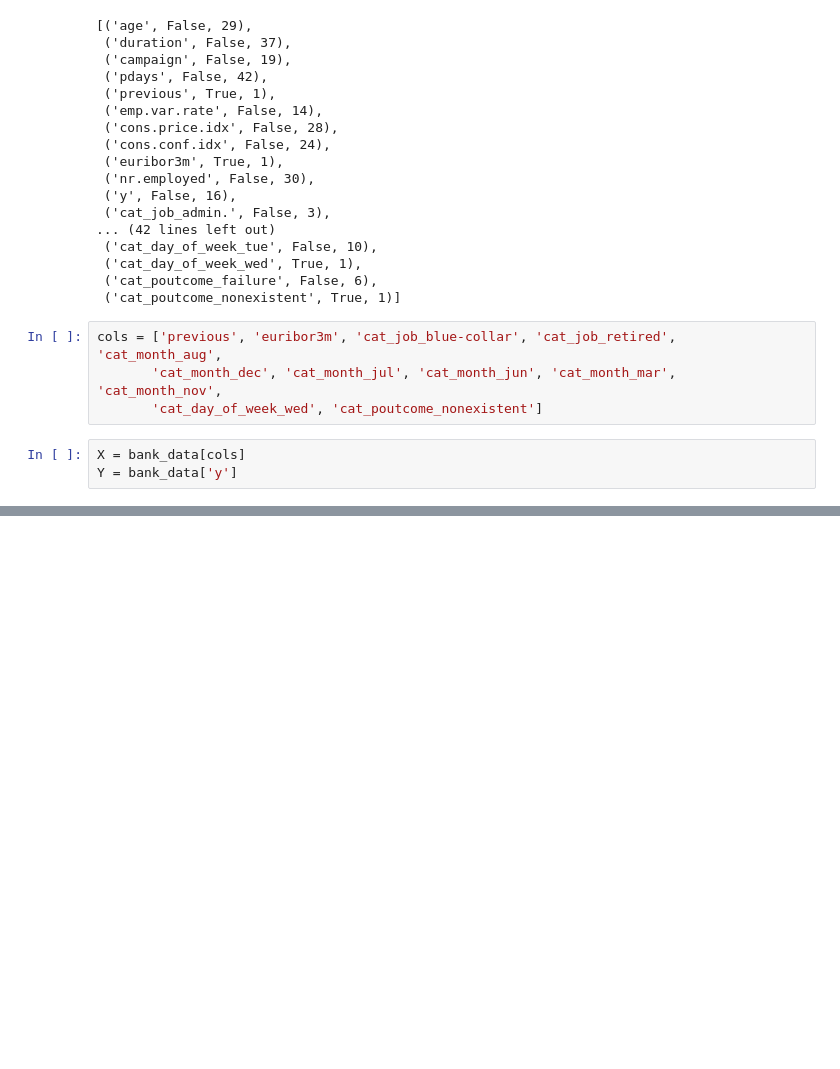
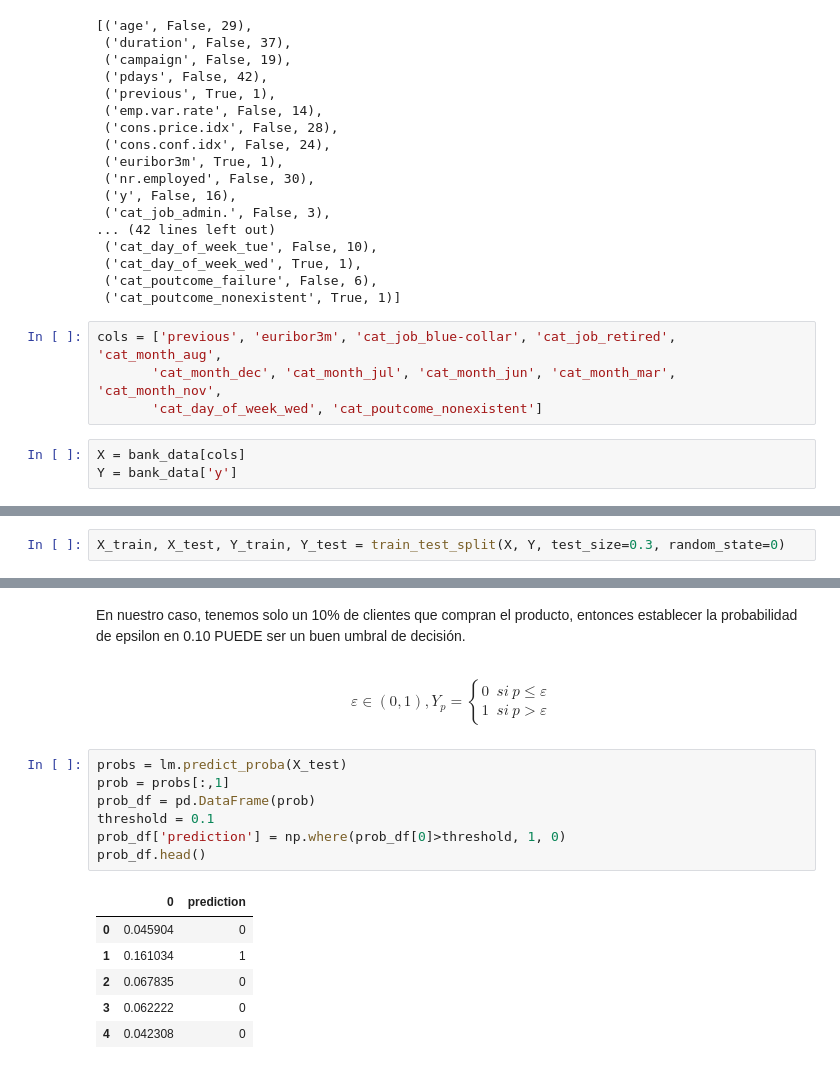
Before and after one commit to ososuna/logistic-regression, a Jupyter notebook: notebooks/LogisticRegression.ipynb, the cells around one changed output, grey strips where cells are left out. Cells and saved outputs as stored; diff of their text form; blank space fills up the shorter version.

```diff
--- a/notebooks/LogisticRegression.ipynb
+++ b/notebooks/LogisticRegression.ipynb
@@ -336,0 +413,2 @@ Y = bank_data['y']
+# %%
+X_train, X_test, Y_train, Y_test = train_test_split(X, Y, test_size=0.3, random_state=0)
@@ -336,0 +433,18 @@ Y = bank_data['y']
+# %% [markdown]
+En nuestro caso, tenemos solo un 10% de clientes que compran el producto, entonces establecer la probabilidad de epsilon en 0.10 PUEDE ser un buen umbral de decisión.
+# %% [markdown]
+$$ \varepsilon\in (0, 1), Y_p=\begin{cases}0& si\ p\leq\varepsilon\\1&si\ p >\varepsilon\end{cases} $$
+# %%
+probs = lm.predict_proba(X_test)
+prob = probs[:,1]
+prob_df = pd.DataFrame(prob)
+threshold = 0.1
+prob_df['prediction'] = np.where(prob_df[0]>threshold, 1, 0)
+prob_df.head()
+# %% [output]
+|  | 0 | prediction |
+| 0 | 0.045904 | 0 |
+| 1 | 0.161034 | 1 |
+| 2 | 0.067835 | 0 |
+| 3 | 0.062222 | 0 |
+| 4 | 0.042308 | 0 |
```
Also changed, not shown: parts of 24 cells of this notebook.
